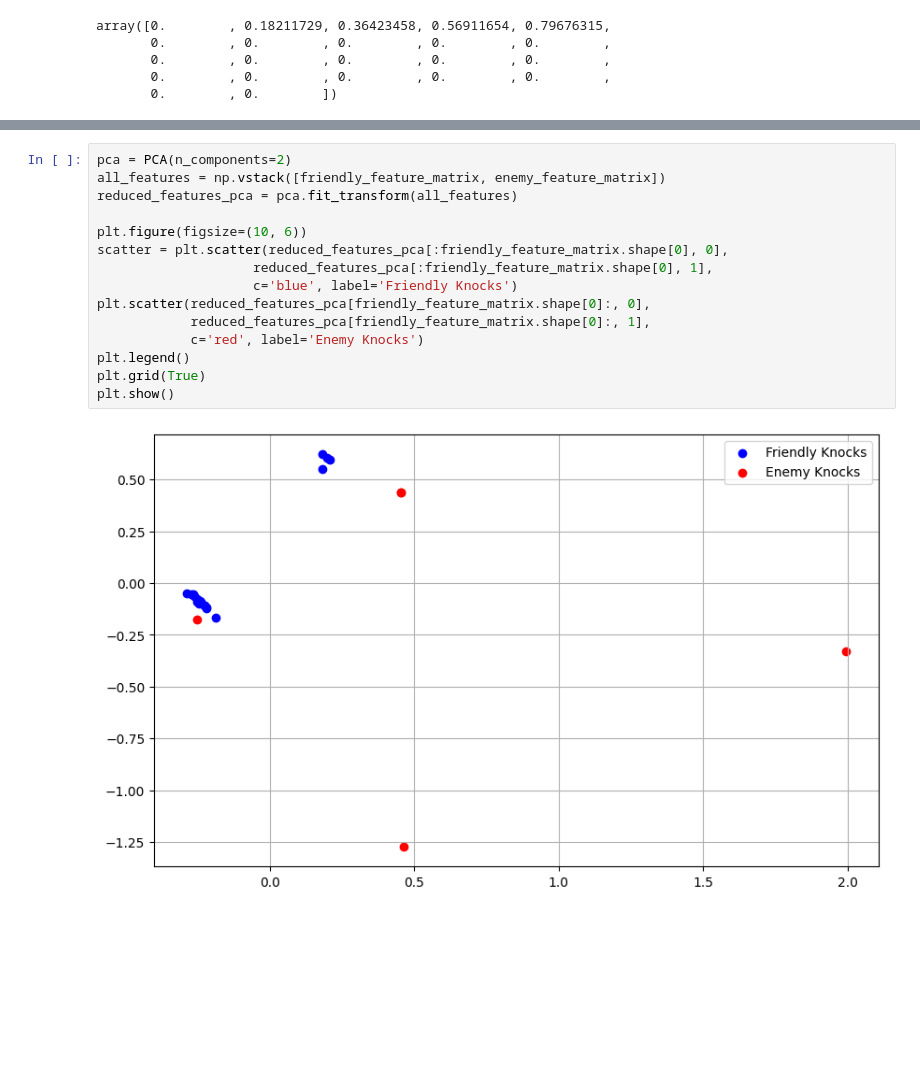
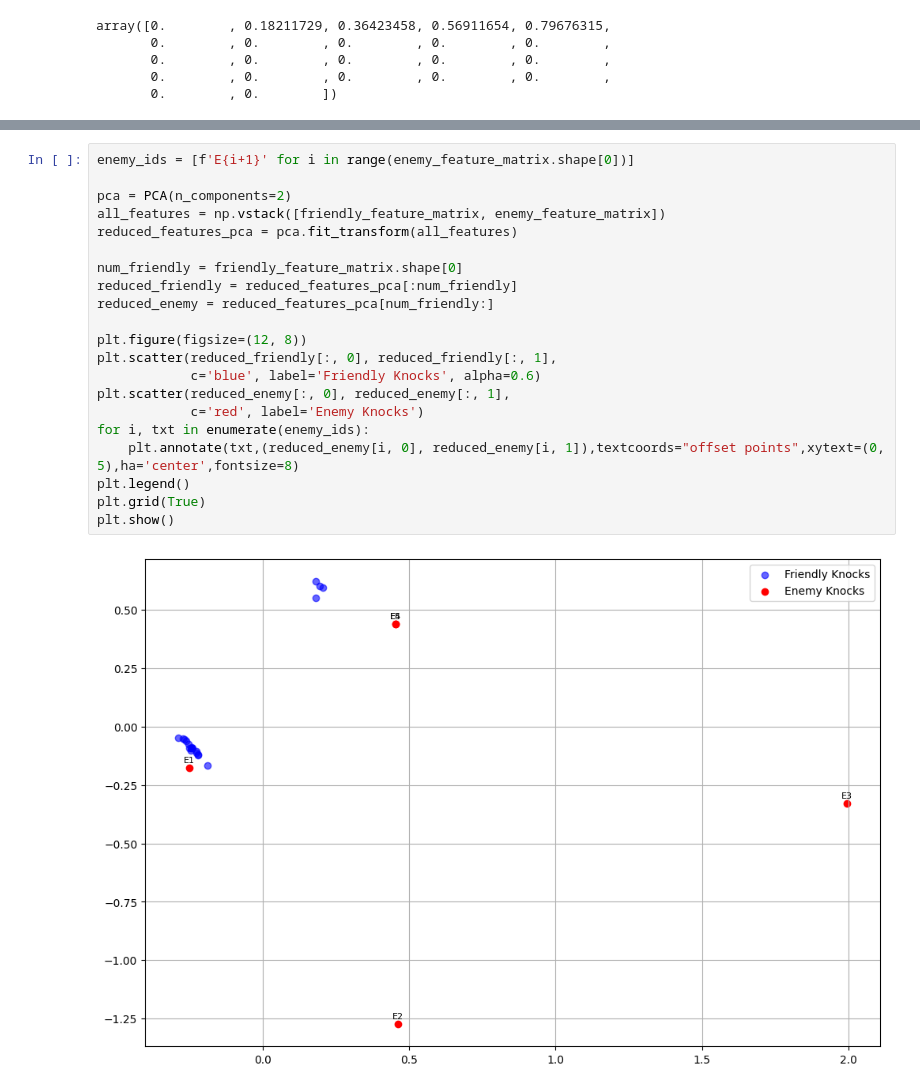
Before and after one commit to duinage/BigData, a Jupyter notebook: knock_password_enemy_detect/main.ipynb, the cells around one changed output, grey strips where cells are left out. Saved outputs shown, nothing was run; the diff lists cells and outputs as text; blank space fills up the shorter version.

Commit message:
better PCA plot

```diff
--- a/knock_password_enemy_detect/main.ipynb
+++ b/knock_password_enemy_detect/main.ipynb
@@ -160,19 +160,25 @@ Minimum distance to friendly knocks: 0.8683
 Maximum distance to friendly knocks: 1.1633
 Mean distance to friendly knocks: 1.0920
 # %%
+enemy_ids = [f'E{i+1}' for i in range(enemy_feature_matrix.shape[0])]
+
 pca = PCA(n_components=2)
 all_features = np.vstack([friendly_feature_matrix, enemy_feature_matrix])
 reduced_features_pca = pca.fit_transform(all_features)
 
-plt.figure(figsize=(10, 6))
-scatter = plt.scatter(reduced_features_pca[:friendly_feature_matrix.shape[0], 0],
-                    reduced_features_pca[:friendly_feature_matrix.shape[0], 1],
-                    c='blue', label='Friendly Knocks')
-plt.scatter(reduced_features_pca[friendly_feature_matrix.shape[0]:, 0],
-            reduced_features_pca[friendly_feature_matrix.shape[0]:, 1],
+num_friendly = friendly_feature_matrix.shape[0]
+reduced_friendly = reduced_features_pca[:num_friendly]
+reduced_enemy = reduced_features_pca[num_friendly:]
+
+plt.figure(figsize=(12, 8))
+plt.scatter(reduced_friendly[:, 0], reduced_friendly[:, 1],
+            c='blue', label='Friendly Knocks', alpha=0.6)
+plt.scatter(reduced_enemy[:, 0], reduced_enemy[:, 1],
             c='red', label='Enemy Knocks')
+for i, txt in enumerate(enemy_ids):
+    plt.annotate(txt,(reduced_enemy[i, 0], reduced_enemy[i, 1]),textcoords="offset points",xytext=(0, 5),ha='center',fontsize=8)
 plt.legend()
 plt.grid(True)
 plt.show()
 # %% [output]
-[figure, old version]
+[figure, new version]
```
